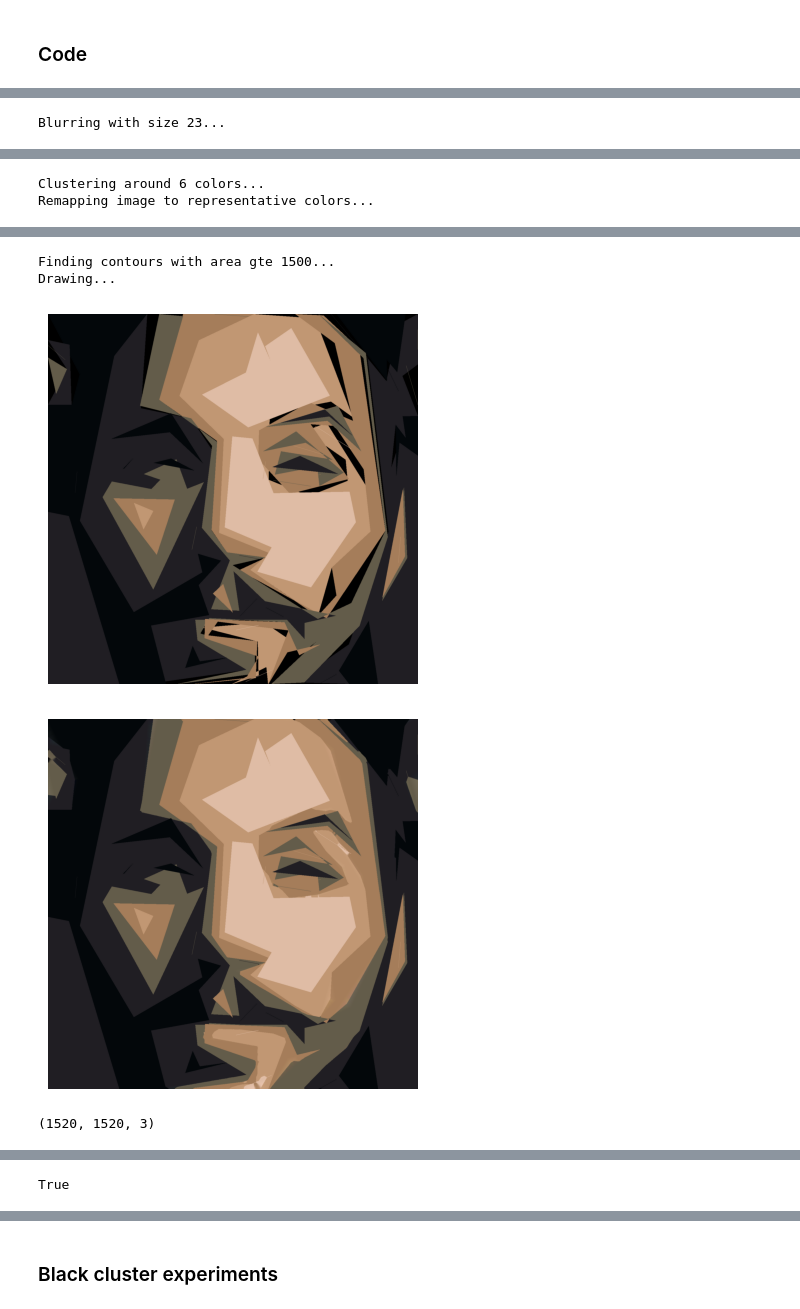
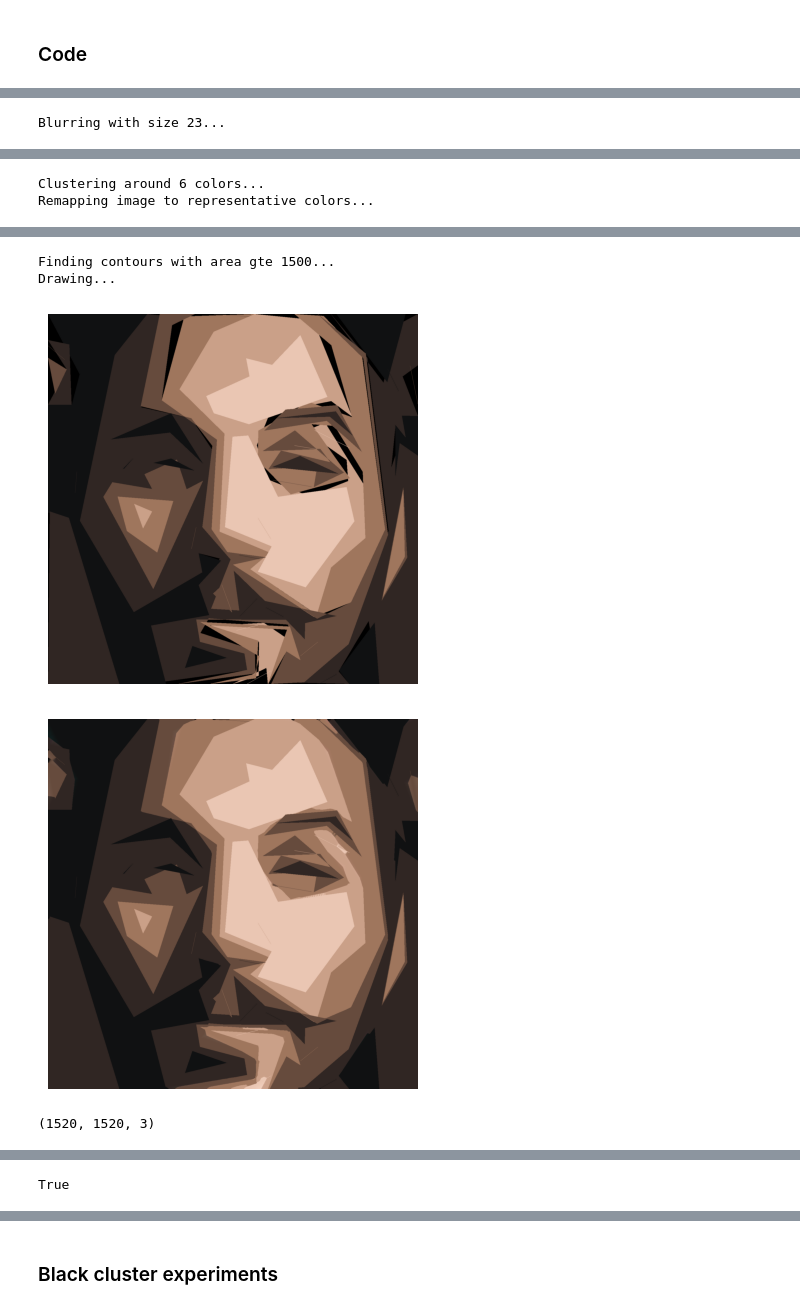
Before and after one commit to vinayak19th/Aesthetic-Face-De-Identification, a Jupyter notebook: python_experiments/CutOutFilter.ipynb, the cells around one changed output, grey strips where cells are left out. Cells and saved outputs as stored; diff of their text form; code cells hidden in the pictures.

Commit message:
Updated process to MiniBatchKmeans

```diff
--- a/python_experiments/CutOutFilter.ipynb
+++ b/python_experiments/CutOutFilter.ipynb
@@ -77,0 +54,39 @@ def cluster(im, n_clusters):
+# %%
+def cluster(im, n_clusters):
+    im = im.reshape((im.shape[0] * im.shape[1], 3))
+    km = KMeans(n_clusters=n_clusters, random_state=0,max_iter=50,n_init=5,init="k-means++")
+    km.fit(im)
+    return km.cluster_centers_, km.labels_
+
+def cluster_gpu(im, n_clusters):
+    im = im.reshape((im.shape[0] * im.shape[1], 3))
+    # km = KMeans(n_clusters=n_clusters, random_state=0,max_iter=50,n_init=5,init="k-means++")
+    with using_device_type('gpu'):
+        km = cuml.cluster.KMeans(n_clusters=n_clusters,random_state=0,verbose=1)
+        km.fit(im.astype(np.float32))
+
+        counts = {}
+        reps = km.cluster_centers_
+
+        # count colors per label
+        for i in range(len(im)):
+            if km.labels_[i] not in counts:
+                counts[km.labels_[i]] = {}
+            rgb = tuple(im[i])
+            if rgb not in counts[km.labels_[i]]:
+                counts[km.labels_[i]][rgb] = 0
+            counts[km.labels_[i]][rgb] += 1
+
+        # remap representative to most prominent color for ea label
+        for label, hist in counts.items():
+            flat = sorted(hist.items(), key=lambda x: x[1], reverse=True)
+            col = 0
+            reps[label] = flat[0][0]
+        # print(reps)
+        return km.cluster_centers_, km.labels_
+
+def cluster_minibatch(im, n_clusters):
+    im = im.reshape((im.shape[0] * im.shape[1], 3))
+    km = MiniBatchKMeans(n_clusters=n_clusters,batch_size=512, random_state=0,max_iter=50)
+    km.fit(im)
+    return km.cluster_centers_, km.labels_
@@ -237,7 +282,9 @@ cv2.imwrite("./pipeline_images/face_blur.png",im)
 if not args.quiet:
     print(f'Clustering around {args.n_clusters} colors...')
 
-reps, labels = cluster(im, args.n_clusters)
+# reps, labels = cluster(im, args.n_clusters)
+reps, labels = cluster_minibatch(im, args.n_clusters)
+
 
 # print("reps:",reps,"\nlabels",labels)
 
@@ -308,5 +355,5 @@ Remapping image to representative colors...
 Finding contours with area gte 1500...
 Drawing...
-[figure, old version]
+[figure, new version]
-[figure, old version]
+[figure, new version]
 (1520, 1520, 3)
```
Also changed, not shown: parts of 7 cells of this notebook, 8 other files.
